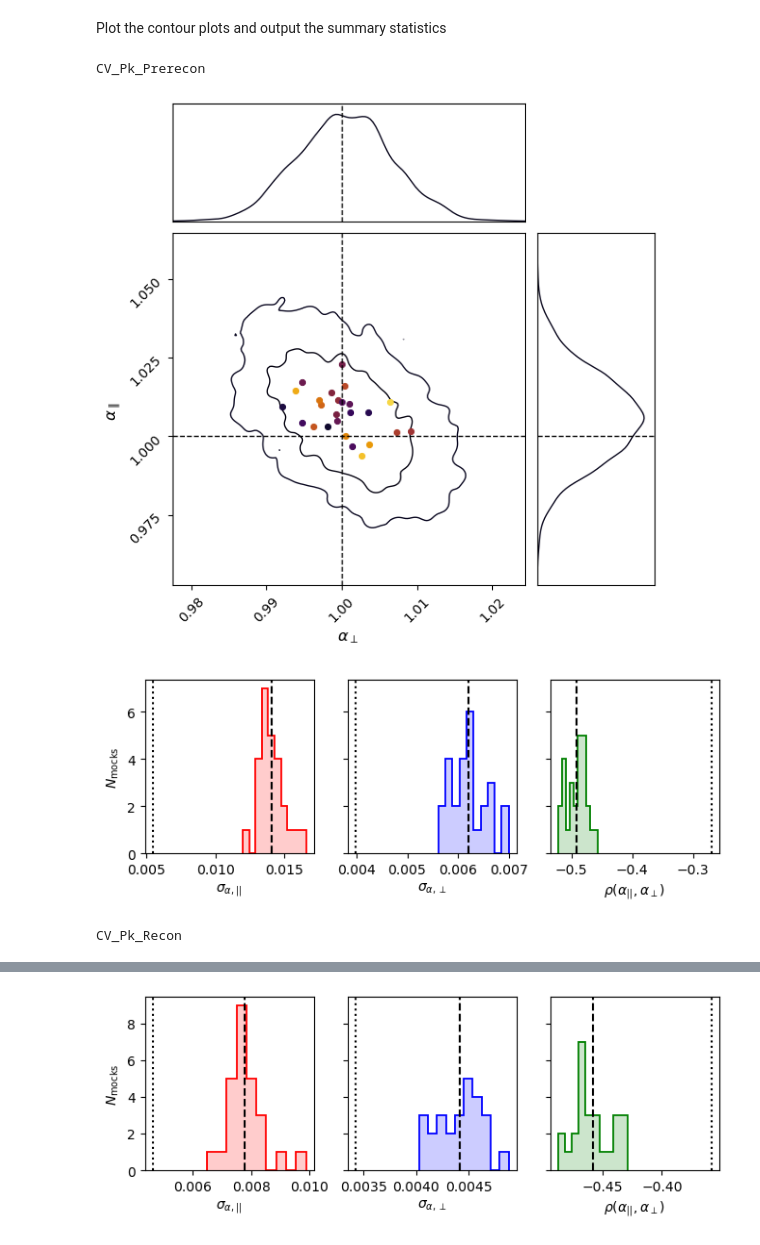
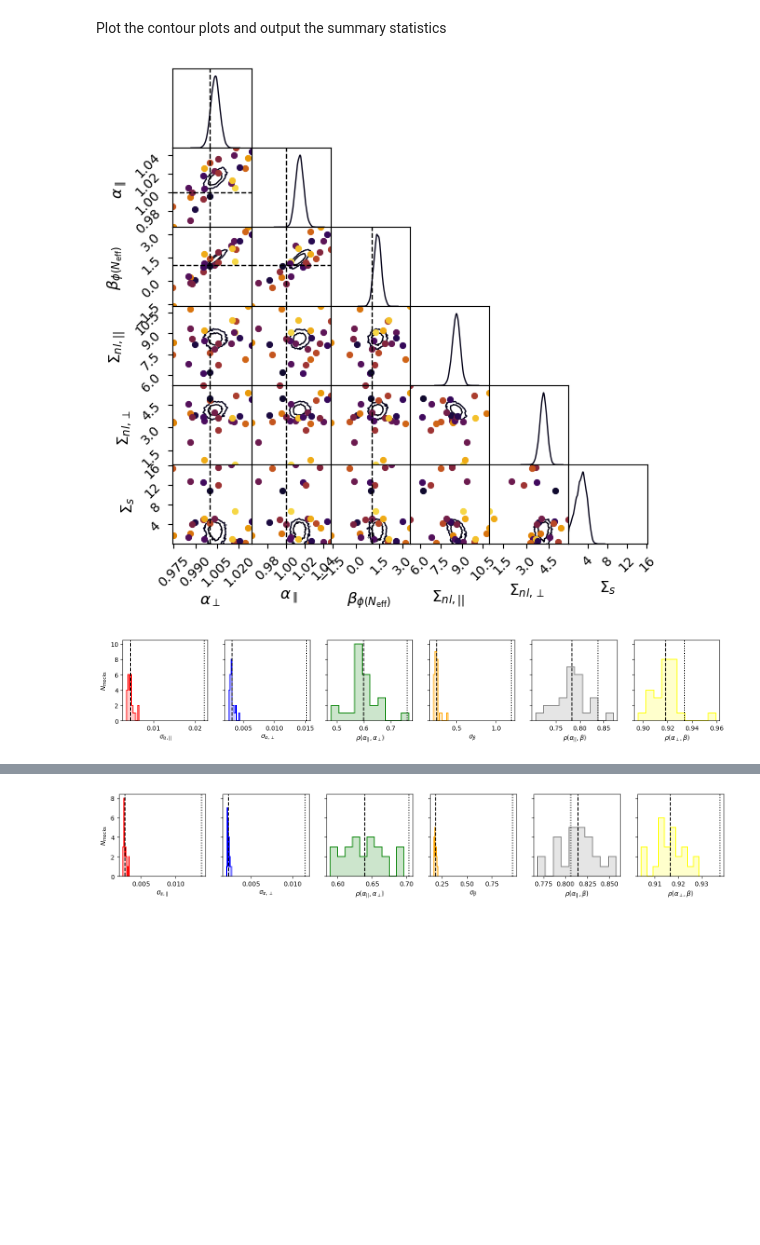
Before and after one commit to abbew25/Barry, a Jupyter notebook: cosmodesi_KP4ELG_examplecode_make_picklefiles/plot_desi_kp4_abacus_cubic_ELG.ipynb, the cells around one changed output, grey strips where cells are left out. Cells and saved outputs as stored; diff of their text form; code cells hidden in the pictures; blank space fills up the shorter version.

Commit message:
changes to plotting code mostly, to make results I have saved a bit tidier

```diff
--- a/cosmodesi_KP4ELG_examplecode_make_picklefiles/plot_desi_kp4_abacus_cubic_ELG.ipynb
+++ b/cosmodesi_KP4ELG_examplecode_make_picklefiles/plot_desi_kp4_abacus_cubic_ELG.ipynb
@@ -32,9 +32,9 @@ omega_matter_free = False
 
 neff_free = False
 
-phase_shift_free = False #False
+phase_shift_free = True #False
 
-CV = True
+CV = False
 
 pfn = "/global/u1/a/abbew25/barryrepo/Barry/cosmodesi_KP4ELG_examplecode_make_picklefiles/plots/desi_kp4_abacus_cubic_ELG/output/desi_kp4_abacus_cubic_ELG.fitter.pkl"
 
@@ -53,9 +53,9 @@ with open(pfn, 'rb') as pickle_file:
 
 #print(dir(fitter.sampler))
 
-sigma_s_mean = 0
-count = 0
-beta_mean = 0
+# sigma_s_mean = 0
+# count = 0
+# beta_mean = 0
 # %% [markdown]
 This code segment reads in the chains, plots the bestfit model vs. data and prepares stuff for contour plots and summary files
 # %%
@@ -371,6 +386,11 @@ if phase_shift_free:
     truth["$\\beta_{\\phi(N_{\\mathrm{eff}})}$"] = 1.0
 
 parameters = [names for names in truth]
+parameters.append("$\\Sigma_{nl,||}$")
+parameters.append("$\\Sigma_{nl,\\perp}$")
+parameters.append("$\\Sigma_s$")
+
+
 
 suffix = ''
 
@@ -389,7 +409,7 @@ for chain_bin in range(len(c)):
     if 'Pk' not in datanames[chain_bin]:
         continue
 
-    print(datanames[chain_bin])
+    #print(datanames[chain_bin])
 
     #print(dir(c[chain_bin]))
     #print(c[chain_bin]._all_names())
@@ -401,7 +421,7 @@ for chain_bin in range(len(c)):
         legend=False,
         display=True,
         figsize=(6,6),
-        filename="plots/desi_kp4_abacus_cubic_ELG" + suffix + "/output/contourplot_v2.png",
+        filename="plots/desi_kp4_abacus_cubic_ELG" + suffix + "/output/contourplot_v2" + CVfile + ".png",
 
     )
 
@@ -412,14 +432,14 @@ for chain_bin in range(len(c)):
                                             phase_shift_free=phase_shift_free,
                                             suffix=suffix)
 
-
+    #continue
     #continue
     # Save all the numbers to a file
     if omega_matter_free:###################################
 
         with open("plots/desi_kp4_abacus_cubic_ELG_omfree/output/Barry_fit_" + CVfile + datanames[chain_bin] + ".txt", "w") as f:
             f.write(
-                "# Realisation, alpha_par, alpha_perp, Sigma_nl_par, Sigma_nl_perp, sigma_alpha_par, sigma_alpha_perp, corr_alpha_par_perp, omega_m, sigma_omega_m, corr_omegam_alpha_par, corr_omegam_alpha_prep, rd_of_template, bf_chi2, dof\n"
+                "# Realisation, alpha_par, alpha_perp, Sigma_nl_par, Sigma_nl_perp, Sigma_s, Omegam, sigma_alpha_par, sigma_alpha_perp, corr_alpha_par_perp, sigma_Omegam, corr_Omegam_alpha_par, corr_Omegam_alpha_prep, rd_of_template, bf_chi2, dof\n"
                 )
             for l in output[datanames[chain_bin]]:
                 f.write(l + "\n")
@@ -439,7 +459,7 @@ for chain_bin in range(len(c)):
         print('check')
         with open("plots/desi_kp4_abacus_cubic_ELG_nefffree/output/Barry_fit_" + CVfile + datanames[chain_bin] + ".txt", "w") as f:
             f.write(
-                "# Realisation, alpha_par, alpha_perp, Sigma_nl_par, Sigma_nl_perp, sigma_alpha_par, sigma_alpha_perp, corr_alpha_par_perp, neff, sigma_neff, corr_neff_alpha_par, corr_neff_alpha_prep, rd_of_template, bf_chi2, dof\n"
+                "# Realisation, alpha_par, alpha_perp, Sigma_nl_par, Sigma_nl_perp, Sigma_s, Neff, sigma_alpha_par, sigma_alpha_perp, corr_alpha_par_perp, sigma_Neff, corr_Neff_alpha_par, corr_Neff_alpha_prep, rd_of_template, bf_chi2, dof\n"
                 )
             for l in output[datanames[chain_bin]]:
                 f.write(l + "\n")
@@ -455,42 +475,43 @@ for chain_bin in range(len(c)):
 
     if phase_shift_free: ###################################
 
-        print(datanames[chain_bin])
+        #print(datanames[chain_bin])
+        # mean alpha_\\, mean alpha_para, stdev alpha\\, stdev alphaperp, corr_alphas,
+            # mean beta, stdev beta, corrs beta and alphas, chisquare,
+            # mean sigma_\\, mean sigma_perp, mean sigma_s
         with open("plots/desi_kp4_abacus_cubic_ELG_phaseshiftfree/output/Barry_fit_" + CVfile + datanames[chain_bin] + ".txt", "w") as f:
             f.write(
-                "# Realisation, alpha_par, alpha_perp, Sigma_nl_par, Sigma_nl_perp, sigma_alpha_par, sigma_alpha_perp, corr_alpha_par_perp, phi, sigma_phi, corr_phi_alpha_par, corr_phi_alpha_prep, rd_of_template, bf_chi2, dof\n"
+                "# Realisation, alpha_par, alpha_perp, Sigma_nl_par, Sigma_nl_perp, Sigma_s, beta, sigma_alpha_par, sigma_alpha_perp, corr_alpha_par_perp, sigma_beta, corr_beta_alpha_par, corr_beta_alpha_prep, rd_of_template, bf_chi2, dof\n"
                 )
             for l in output[datanames[chain_bin]]:
                 f.write(l + "\n")
 
             # And now the average of all the individual realisations
             f.write("# ---------------------------------------------------\n")
             f.write(
                 "# <alpha_par>, <alpha_perp>, <Sigma_nl_par>, <Sigma_nl_perp>, <phi>, <sigma_alpha_par>, <sigma_alpha_perp>, <sigma_phi>, <corr_alpha_par_perp>, <corr_alpha_par_phi>, <corr_alpha_perp_phi>, std_alpha_par, std_alpha_perp, std_phi, corr_alpha_par_perp, corr_alpha_par_phi, corr_alpha_perp_phi, <bf_chi2>\n"
                 )
             f.write(
                 f"{means[0]:6.4f}, {means[1]:6.4f}, {means[10]:6.4f}, {means[11]:6.4f}, {means[5]:6.4f}, {means[2]:6.4f}, {means[3]:6.4f}, {means[6]:6.4f}, {means[4]:6.4f}, {means[7]:6.4f}, {means[8]:6.4f}, {np.sqrt(covs[0, 0]):6.4f}, {np.sqrt(covs[1, 1]):6.4f}, {np.sqrt(covs[5, 5]):6.4f}, {corr:6.4f}, {(covs[0, 5] / np.sqrt(covs[0, 0] * covs[5, 5])):6.4f},{(covs[5, 1] / np.sqrt(covs[5, 5] * covs[1, 1])):6.4f}, {means[9]:7.3f}\n"
                 )
 
     else:###################################
 
         with open("plots/desi_kp4_abacus_cubic_ELG/output/Barry_fit_" + CVfile + datanames[chain_bin] + ".txt", "w") as f:
-            f.write(
-                "# Realisation, alpha_par, alpha_perp, Sigma_nl_par, Sigma_nl_perp, sigma_alpha_par, sigma_alpha_perp, corr_alpha_par_perp, rd_of_template, bf_chi2, dof\n"
+            f.write(# realisation name, all means of params, stdevs on alphas .... other stats
+                "# Realisation, alpha_par, alpha_perp, Sigma_nl_par, Sigma_nl_perp, Sigma_s, sigma_alpha_par, sigma_alpha_perp, corr_alpha_par_perp, rd_of_template, bf_chi2, dof\n"
                 )
             for l in output[datanames[chain_bin]]:
                 f.write(l + "\n")
 
             # And now the average of all the individual realisations
             f.write("# ---------------------------------------------------\n")
             f.write(
                 "# <alpha_par>, <alpha_perp>, <Sigma_nl_par>, <Sigma_nl_perp>, <sigma_alpha_par>, <sigma_alpha_perp>, <corr_alpha_par_perp>, std_alpha_par, std_alpha_perp, corr_alpha_par_perp, <bf_chi2>\n"
                 )
             f.write(
                 f"{means[0]:6.4f}, {means[1]:6.4f}, {means[6]:6.4f}, {means[7]:6.4f}, {means[2]:6.4f}, {means[3]:6.4f}, {means[4]:6.4f}, {np.sqrt(covs[0, 0]):6.4f}, {np.sqrt(covs[1, 1]):6.4f}, {corr:6.4f}, {means[5]:7.3f}\n"
                 )
 # %% [output]
-CV_Pk_Prerecon
-[figure, old version]
+[figure, new version]
-[figure, old version]
+[figure, new version]
-CV_Pk_Recon
@@ -498 +519 @@ CV_Pk_Recon
-[figure, old version]
+[figure, new version]
```
Also changed, not shown: parts of 2 cells of this notebook, 2 other files.
